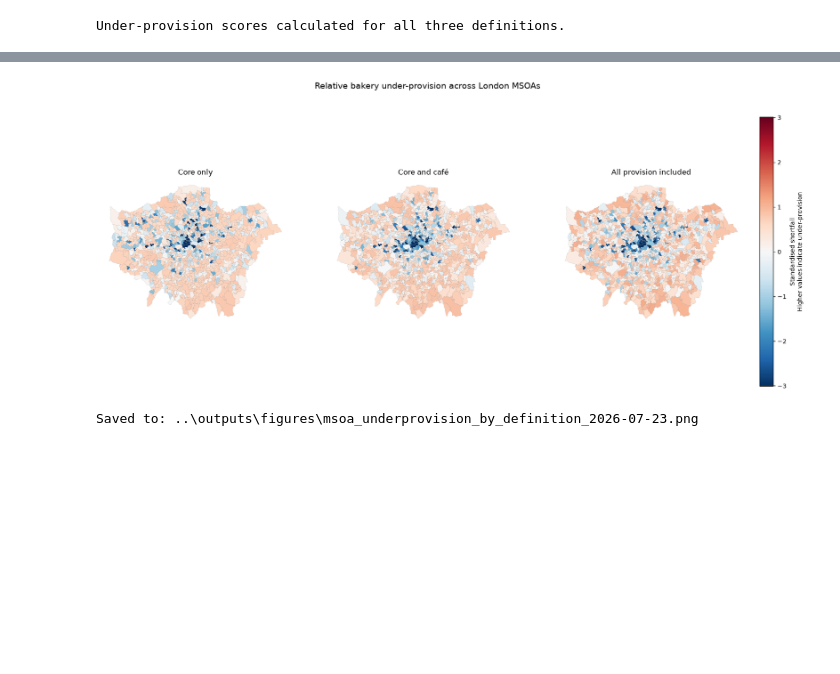
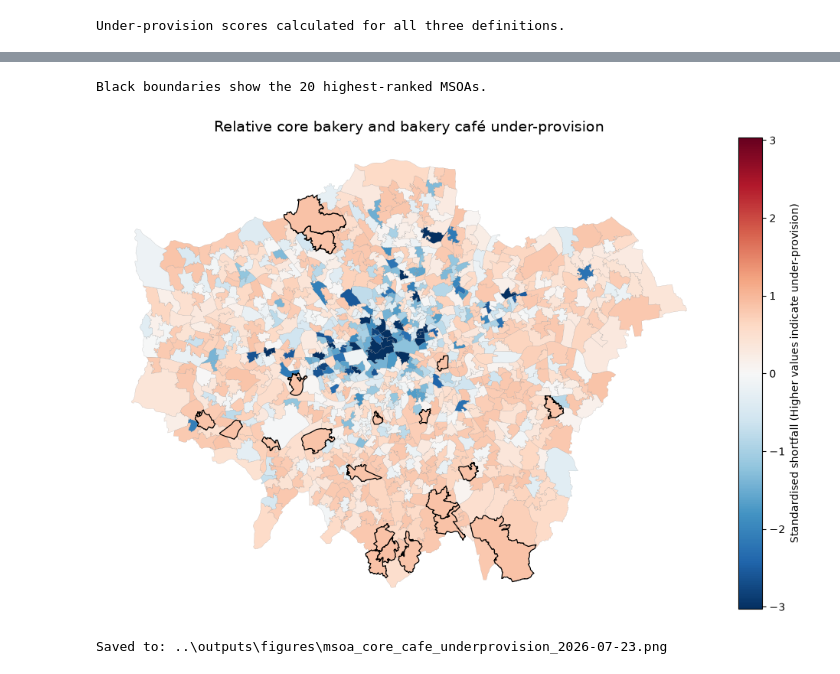
Before and after one commit to rhhythhm/london-bakery-provision, a Jupyter notebook: notebooks/18_msoa_bakery_underprovision.ipynb, the cells around one changed output, grey strips where cells are left out. Drawn from its saved outputs; the diff is of its cells as text; code cells hidden in the pictures; blank space fills up the shorter version.

Commit message:
Update bakery classification and spatial analysis notebooks

```diff
--- a/notebooks/18_msoa_bakery_underprovision.ipynb
+++ b/notebooks/18_msoa_bakery_underprovision.ipynb
@@ -270,60 +312,63 @@ The standardised shortfall is mapped using Red MSOAs as those with under-provisi
 # %%
 from matplotlib.colors import TwoSlopeNorm
 
-score_columns = ["core_standardised_shortfall",
-                 "core_cafe_standardised_shortfall",
-                 "all_standardised_shortfall"]
 
-map_data = (msoa_boundaries[["msoa_code", "geometry"]]
-            .merge(analysis_data[["msoa_code"] + score_columns],
-                   on="msoa_code",
-                   how="left",
-                   validate="one_to_one"))
+primary_map_data = (msoa_boundaries[["msoa_code","geometry"]]
+                    .merge(analysis_data[["msoa_code",
+                                           "core_cafe_standardised_shortfall",
+                                           "core_cafe_underprovision_rank"]],
+                                           on="msoa_code",
+                                           how="left",
+                                           validate="one_to_one"))
 
-all_scores = np.concatenate([map_data[column].dropna().to_numpy()
-                             for column in score_columns])
+primary_scores = (primary_map_data["core_cafe_standardised_shortfall"]
+                  .dropna()
+                  .to_numpy())
 
-colour_limit = np.quantile(np.abs(all_scores), 0.98)
-colour_limit = max(colour_limit, 1)
+primary_colour_limit = np.quantile(np.abs(primary_scores), 0.98)
 
-colour_norm = TwoSlopeNorm(vmin=-colour_limit,
-                           vcenter=0,
-                           vmax=colour_limit)
+primary_colour_limit = max(primary_colour_limit, 1)
 
-map_definitions = [("Core only", "core_standardised_shortfall"),
-                   ("Core and café", "core_cafe_standardised_shortfall"),
-                   ("All provision included", "all_standardised_shortfall")]
+primary_colour_norm = TwoSlopeNorm(vmin=-primary_colour_limit,
+                                   vcenter=0,
+                                   vmax=primary_colour_limit)
 
-fig, axes = plt.subplots(1, 3, figsize=(20, 8))
+primary_highest_ranked = (primary_map_data[primary_map_data
+                                           ["core_cafe_underprovision_rank"] <= 20])
 
-for axis, (definition, column) in zip(axes, map_definitions):
-    map_data.plot(column=column,
-                  cmap="RdBu_r",
-                  norm=colour_norm,
-                  linewidth=0.1,
-                  edgecolor="grey",
-                  ax=axis)
+fig, axis = plt.subplots(figsize=(20, 8))
 
-    axis.set_title(definition)
-    axis.axis("off")
+primary_map_data.plot(column="core_cafe_standardised_shortfall",
+                      cmap="RdBu_r",
+                      norm=primary_colour_norm,
+                      linewidth=0.1,
+                      edgecolor="grey",
+                      ax=axis)
 
-colour_scale = plt.cm.ScalarMappable(norm=colour_norm, cmap="RdBu_r")
+primary_highest_ranked.boundary.plot(color="black", linewidth=0.9, ax=axis)
+
+colour_scale = plt.cm.ScalarMappable(norm=primary_colour_norm, cmap="RdBu_r")
 
 colour_bar = fig.colorbar(colour_scale,
-                          ax=axes,
-                          fraction=0.025,
+                          ax=axis,
+                          fraction=0.035,
                           pad=0.02)
 
-colour_bar.set_label("Standardised shortfall\nHigher values indicate under-provision")
+colour_bar.set_label("Standardised shortfall (Higher values indicate under-provision)")
 
-fig.suptitle("Relative bakery under-provision across London MSOAs", fontsize=14)
+axis.set_title("Relative core bakery and bakery café under-provision", fontsize=14)
 
-UNDERPROVISION_MAP_PATH = (FIGURE_FOLDER / f"msoa_underprovision_by_definition_{DATA_DATE}.png")
-plt.savefig(UNDERPROVISION_MAP_PATH, dpi=300, bbox_inches="tight")
+axis.axis("off")
+
+PRIMARY_MAP_PATH = (FIGURE_FOLDER / f"msoa_core_cafe_underprovision_{DATA_DATE}.png")
+plt.savefig(PRIMARY_MAP_PATH, dpi=300,  bbox_inches="tight")
+print("Black boundaries show the 20 highest-ranked MSOAs.")
+
 plt.show()
 
-print(f"Saved to: {UNDERPROVISION_MAP_PATH}")
+print(f"Saved to: {PRIMARY_MAP_PATH}")
 # %% [output]
+Black boundaries show the 20 highest-ranked MSOAs.
-[figure, old version]
+[figure, new version]
-Saved to: ..\outputs\figures\msoa_underprovision_by_definition_2026-07-23.png
+Saved to: ..\outputs\figures\msoa_core_cafe_underprovision_2026-07-23.png
 # %% [markdown]
```
Also changed, not shown: parts of 13 cells of this notebook, 14 other files.
